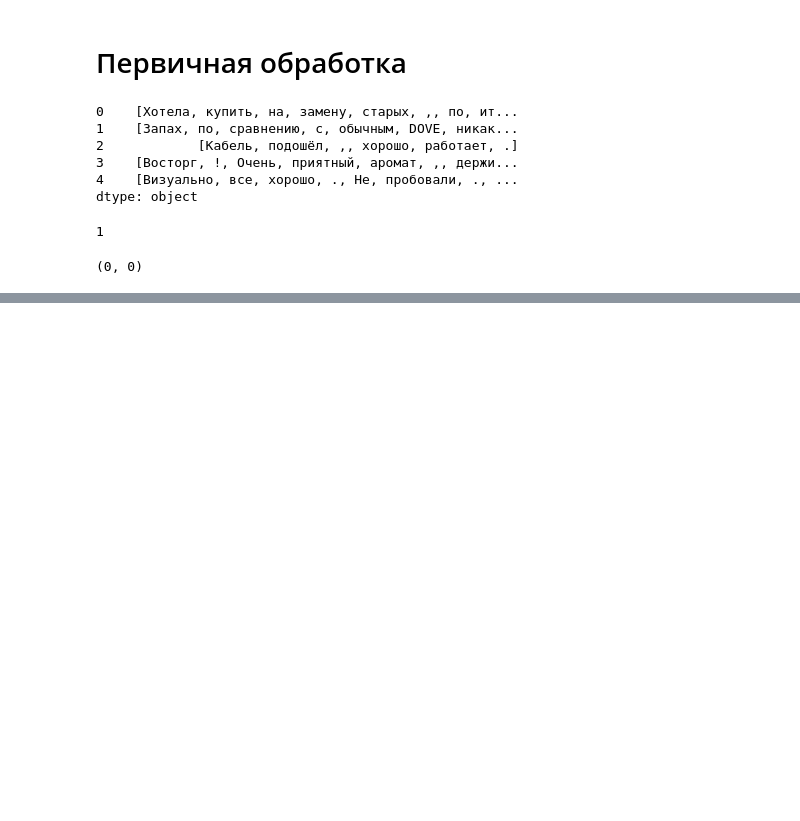
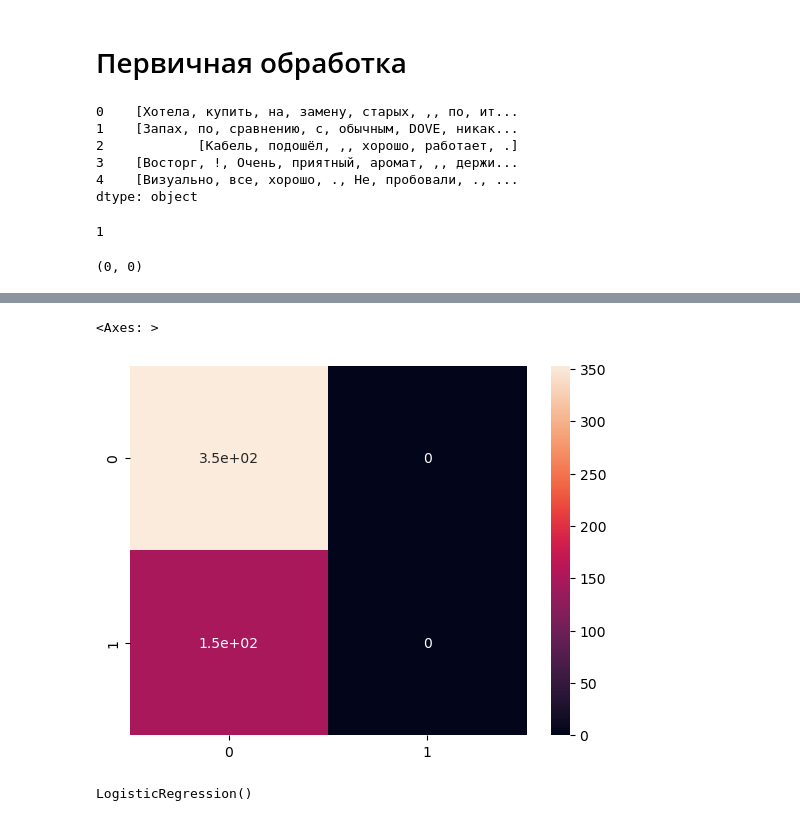
Before and after one commit to AVPankov0/WB_Task2, a Jupyter notebook: WB_Task2_Pankov.ipynb, the cells around one changed output, grey strips where cells are left out. Drawn from its saved outputs; the diff is of its cells as text; code cells hidden in the pictures; blank space fills up the shorter version.

```diff
--- a/WB_Task2_Pankov.ipynb
+++ b/WB_Task2_Pankov.ipynb
@@ -112,0 +162,2 @@ clf = LogisticRegression()
+# %%
+clf_d = LogisticRegression()
@@ -112,0 +168,9 @@ clf = LogisticRegression()
+# %%
+y_pred = clf_d.predict(X_test)
+# %%
+cf_mx_d = confusion_matrix(y_test, y_pred)
+# %%
+sns.heatmap(pd.DataFrame(cf_mx_d), annot=True)
+# %% [output]
+<Axes: >
+[figure, added]
@@ -112,0 +184,4 @@ clf = LogisticRegression()
+# %%
+clf_s.fit(X_train, y_train)
+# %% [output]
+LogisticRegression()
```
Also changed, not shown: parts of 21 cells of this notebook.
